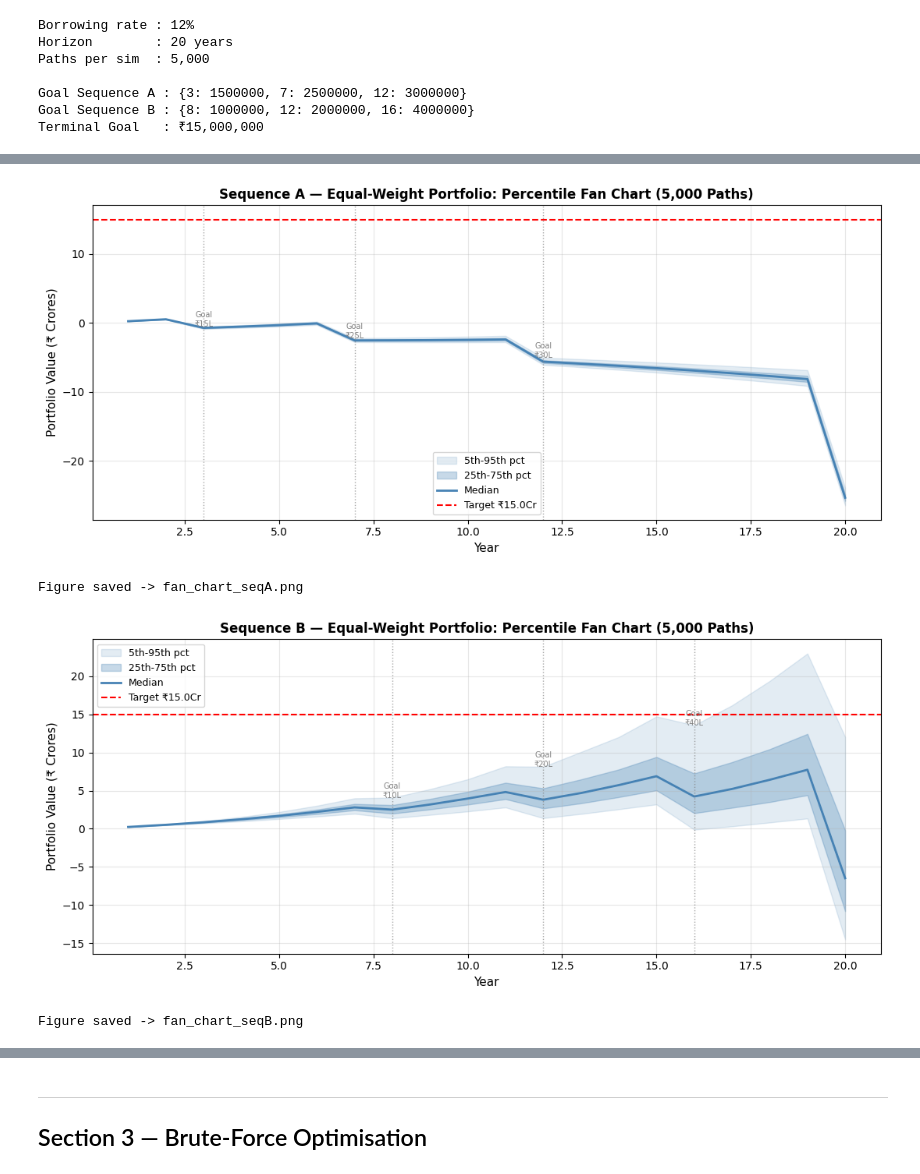
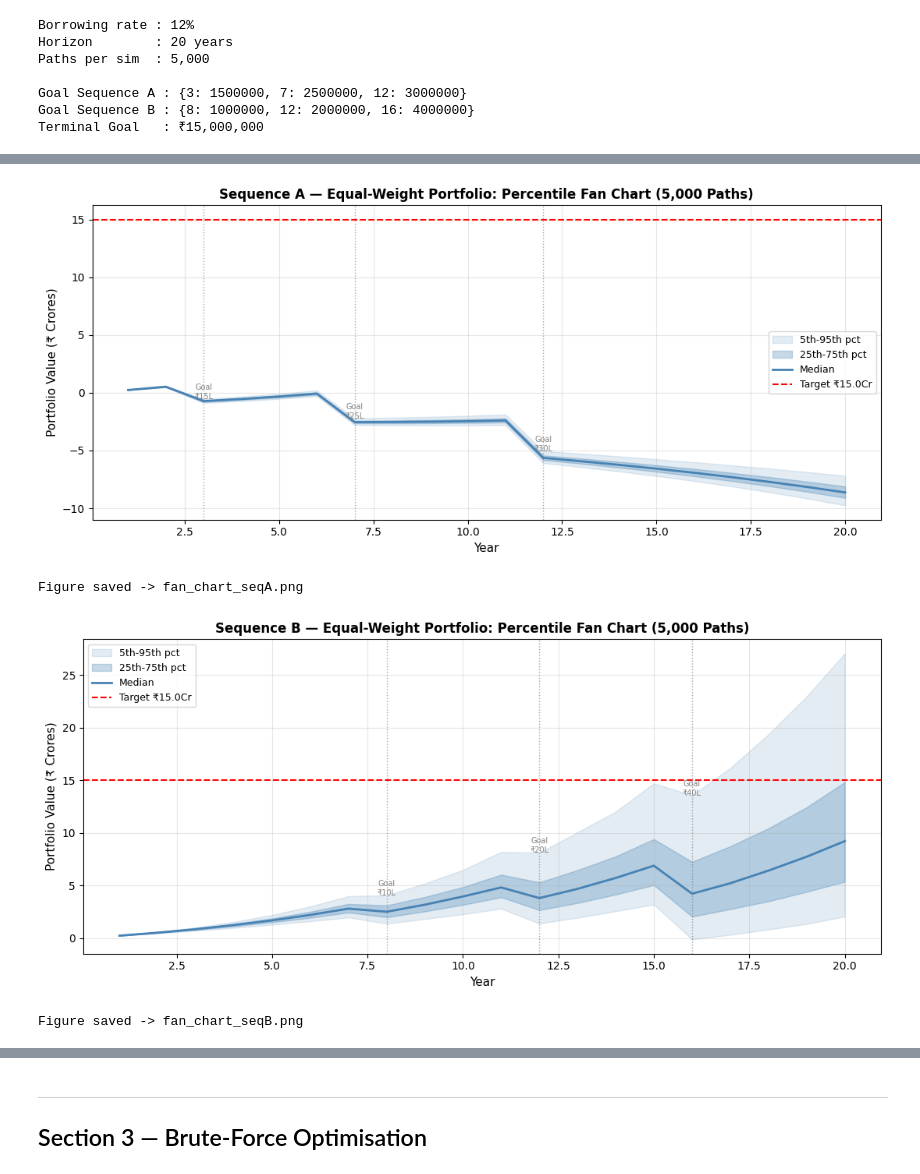
Before and after one commit to usnaveen/DA6701-Data-Science-and-AI-in-Finance, a Jupyter notebook: Assignment5/main.ipynb, the cells around one changed output, grey strips where cells are left out. Cells and saved outputs as stored; diff of their text form; code cells hidden in the pictures.

Commit message:
fix: removed the withdrawl of terminal wealth form the goals dict; updated plots and code in notebook

```diff
--- a/Assignment5/main.ipynb
+++ b/Assignment5/main.ipynb
@@ -427,7 +427,7 @@ history_A = simulate_portfolio_yearly(
     mu,
     cov,
     savings,
-    goals={**GOALS_A, 20: TERMINAL_GOAL},
+    goals=GOALS_A,
     n_paths=N_PATHS,
     seed=42,
 )
@@ -476,7 +476,7 @@ plt.savefig(f'{IMAGES_DIR}/fan_chart_seqA.png', dpi=150)
 plt.show()
 print('Figure saved -> fan_chart_seqA.png')
 # %% [output]
-[figure, old version]
+[figure, new version]
 Figure saved -> fan_chart_seqA.png
 # %%
 history_B = simulate_portfolio_yearly(
@@ -484,7 +484,7 @@ history_B = simulate_portfolio_yearly(
     mu,
     cov,
     savings,
-    goals={**GOALS_B, 20: TERMINAL_GOAL},
+    goals=GOALS_B,
     n_paths=N_PATHS,
     seed=42,
 )
@@ -506,34 +506,34 @@ ax.axhline(
     linestyle="--",
     linewidth=1.5,
     label=f"Target ₹{TERMINAL_GOAL / 1e6:.1f}Cr",
 )
 
 # Mark goal years
 for yr, amt in GOALS_B.items():
     ax.axvline(yr, color="grey", linestyle=":", linewidth=1.0, alpha=0.7)
     ax.annotate(
         f"Goal\n₹{amt / 1e5:.0f}L",
         xy=(yr, p95[yr - 1]),
         fontsize=7,
         ha="center",
         color="grey",
     )
 
 ax.set_xlabel("Year", fontsize=11)
 ax.set_ylabel("Portfolio Value (₹ Crores)", fontsize=11)
 ax.set_title(
     "Sequence B — Equal-Weight Portfolio: Percentile Fan Chart (5,000 Paths)",
     fontsize=12,
     fontweight="bold",
 )
 ax.legend(fontsize=9)
 ax.grid(alpha=0.3)
 plt.tight_layout()
 plt.savefig(f'{IMAGES_DIR}/fan_chart_seqB.png', dpi=150)
 plt.show()
 print("Figure saved -> fan_chart_seqB.png")
 # %% [output]
-[figure, old version]
+[figure, new version]
 Figure saved -> fan_chart_seqB.png
 # %%
 print(f"final_eq_A shape : {final_eq_A.shape}  dtype: {final_eq_A.dtype}")
```
Also changed, not shown: parts of 26 cells of this notebook, 16 other files.
